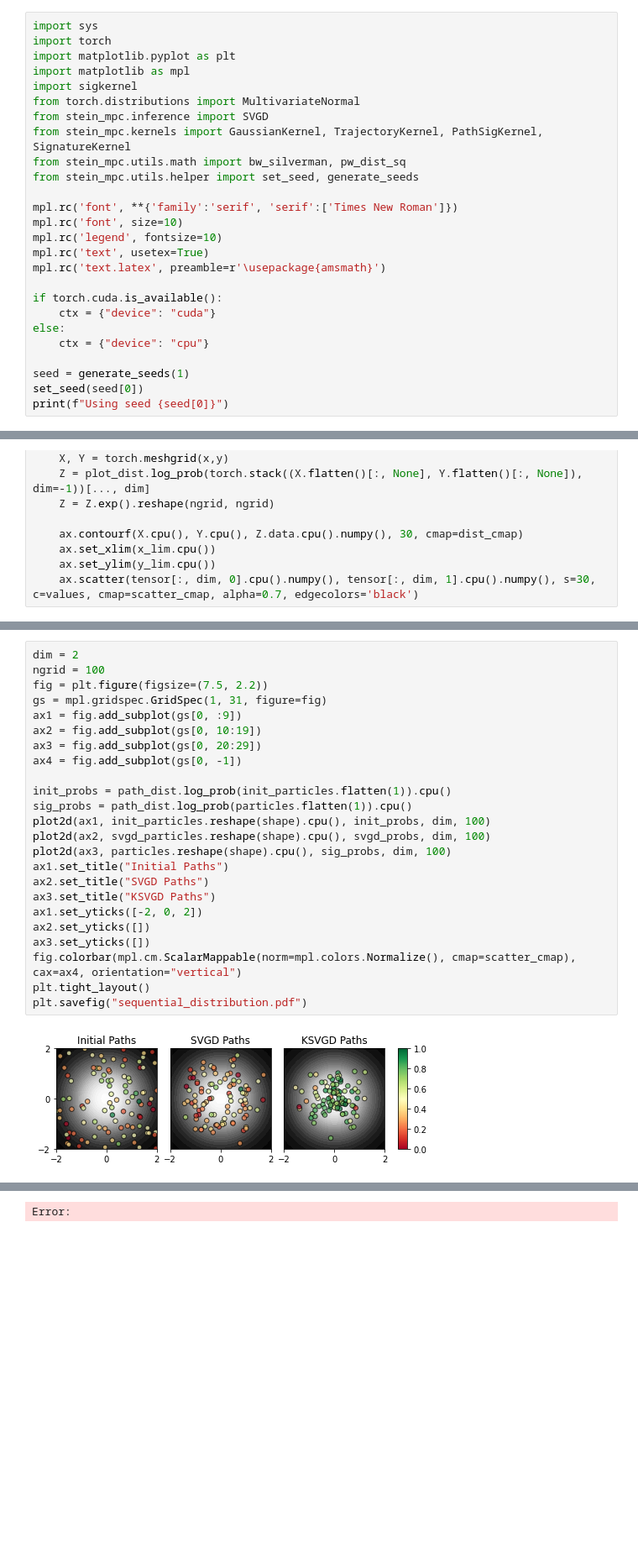
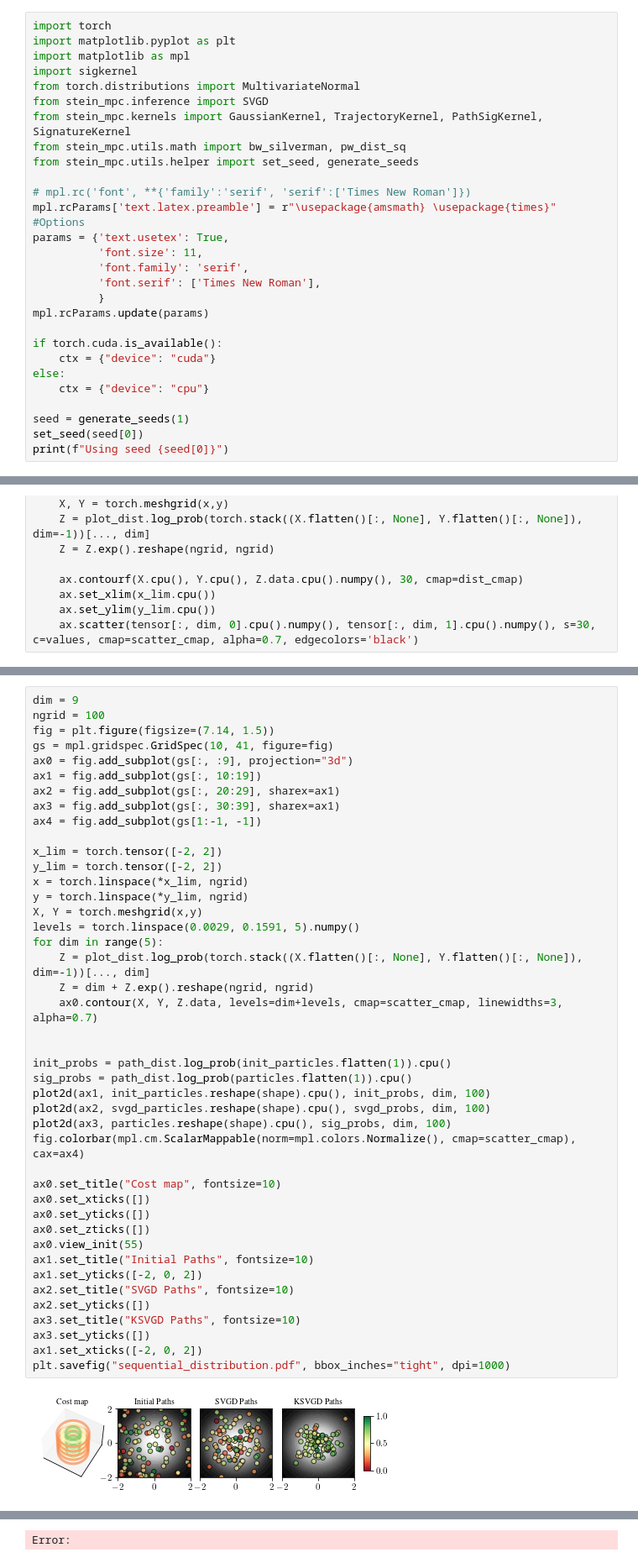
Before and after one commit to lubaroli/sigsvgd, a Jupyter notebook: examples/script_sequential_distribution.ipynb, the cells around one changed output, grey strips where cells are left out. Shown: that part at 84% size. Saved outputs shown, nothing was run; the diff lists cells and outputs as text; blank space fills up the shorter version.

```diff
--- a/examples/script_sequential_distribution.ipynb
+++ b/examples/script_sequential_distribution.ipynb
@@ -21,7 +21,6 @@ ax.contourf(X.cpu(), Y.cpu(), Z.data.cpu().numpy(), 30, cmap=plt.get_cmap("virid
 <matplotlib.contour.QuadContourSet at 0x...>
 [figure]
 # %%
-import sys
 import torch
 import matplotlib.pyplot as plt
 import matplotlib as mpl
@@ -32,11 +31,15 @@ from stein_mpc.kernels import GaussianKernel, TrajectoryKernel, PathSigKernel, S
 from stein_mpc.utils.math import bw_silverman, pw_dist_sq
 from stein_mpc.utils.helper import set_seed, generate_seeds
 
-mpl.rc('font', **{'family':'serif', 'serif':['Times New Roman']})
-mpl.rc('font', size=10)
-mpl.rc('legend', fontsize=10)
-mpl.rc('text', usetex=True)
-mpl.rc('text.latex', preamble=r'\usepackage{amsmath}')
+# mpl.rc('font', **{'family':'serif', 'serif':['Times New Roman']})
+mpl.rcParams['text.latex.preamble'] = r"\usepackage{amsmath} \usepackage{times}"
+#Options
+params = {'text.usetex': True,
+          'font.size': 11,
+          'font.family': 'serif',
+          'font.serif': ['Times New Roman'],
+          }
+mpl.rcParams.update(params)
 
 if torch.cuda.is_available():
     ctx = {"device": "cuda"}
@@ -145,26 +190,45 @@ print(f"Variance of particles at each timestep: {particles.var(dim=[0, 2]).tolis
 # %%
-dim = 2
+dim = 9
 ngrid = 100
-fig = plt.figure(figsize=(7.5, 2.2))
-gs = mpl.gridspec.GridSpec(1, 31, figure=fig)
-ax1 = fig.add_subplot(gs[0, :9])
-ax2 = fig.add_subplot(gs[0, 10:19])
-ax3 = fig.add_subplot(gs[0, 20:29])
-ax4 = fig.add_subplot(gs[0, -1])
+fig = plt.figure(figsize=(7.14, 1.5))
+gs = mpl.gridspec.GridSpec(10, 41, figure=fig)
+ax0 = fig.add_subplot(gs[:, :9], projection="3d")
+ax1 = fig.add_subplot(gs[:, 10:19])
+ax2 = fig.add_subplot(gs[:, 20:29], sharex=ax1)
+ax3 = fig.add_subplot(gs[:, 30:39], sharex=ax1)
+ax4 = fig.add_subplot(gs[1:-1, -1])
+
+x_lim = torch.tensor([-2, 2])
+y_lim = torch.tensor([-2, 2])
+x = torch.linspace(*x_lim, ngrid)
+y = torch.linspace(*y_lim, ngrid)
+X, Y = torch.meshgrid(x,y)
+levels = torch.linspace(0.0029, 0.1591, 5).numpy()
+for dim in range(5):
+    Z = plot_dist.log_prob(torch.stack((X.flatten()[:, None], Y.flatten()[:, None]), dim=-1))[..., dim]
+    Z = dim + Z.exp().reshape(ngrid, ngrid)
+    ax0.contour(X, Y, Z.data, levels=dim+levels, cmap=scatter_cmap, linewidths=3, alpha=0.7)
+
 
 init_probs = path_dist.log_prob(init_particles.flatten(1)).cpu()
 sig_probs = path_dist.log_prob(particles.flatten(1)).cpu()
 plot2d(ax1, init_particles.reshape(shape).cpu(), init_probs, dim, 100)
 plot2d(ax2, svgd_particles.reshape(shape).cpu(), svgd_probs, dim, 100)
 plot2d(ax3, particles.reshape(shape).cpu(), sig_probs, dim, 100)
-ax1.set_title("Initial Paths")
-ax2.set_title("SVGD Paths")
-ax3.set_title("KSVGD Paths")
+fig.colorbar(mpl.cm.ScalarMappable(norm=mpl.colors.Normalize(), cmap=scatter_cmap), cax=ax4)
+
+ax0.set_title("Cost map", fontsize=10)
+ax0.set_xticks([])
+ax0.set_yticks([])
+ax0.set_zticks([])
+ax0.view_init(55)
+ax1.set_title("Initial Paths", fontsize=10)
 ax1.set_yticks([-2, 0, 2])
+ax2.set_title("SVGD Paths", fontsize=10)
 ax2.set_yticks([])
+ax3.set_title("KSVGD Paths", fontsize=10)
 ax3.set_yticks([])
-fig.colorbar(mpl.cm.ScalarMappable(norm=mpl.colors.Normalize(), cmap=scatter_cmap), cax=ax4, orientation="vertical")
-plt.tight_layout()
-plt.savefig("sequential_distribution.pdf")
+ax1.set_xticks([-2, 0, 2])
+plt.savefig("sequential_distribution.pdf", bbox_inches="tight", dpi=1000)
 # %% [output]
-[figure, old version]
+[figure, new version]
```
Also changed, not shown: parts of 9 cells of this notebook.
